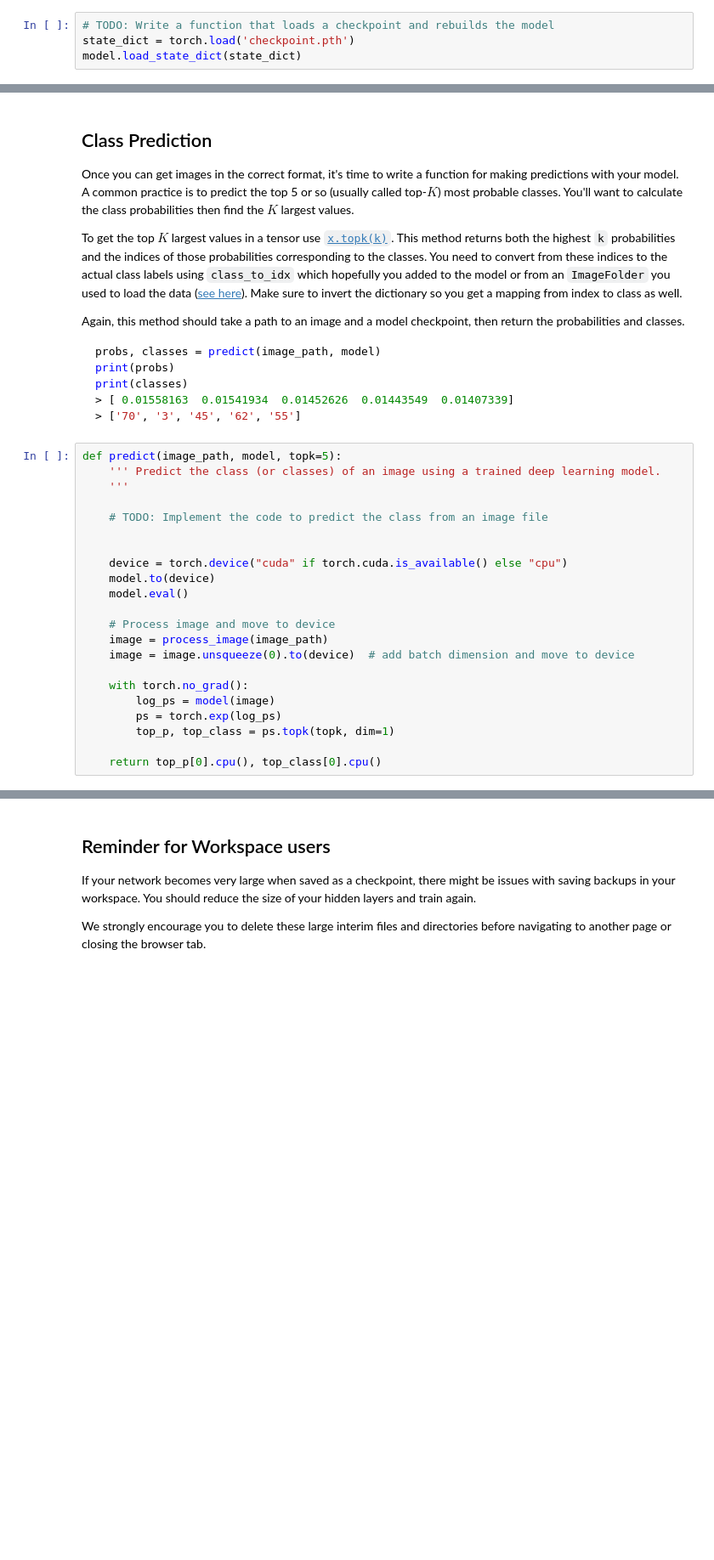
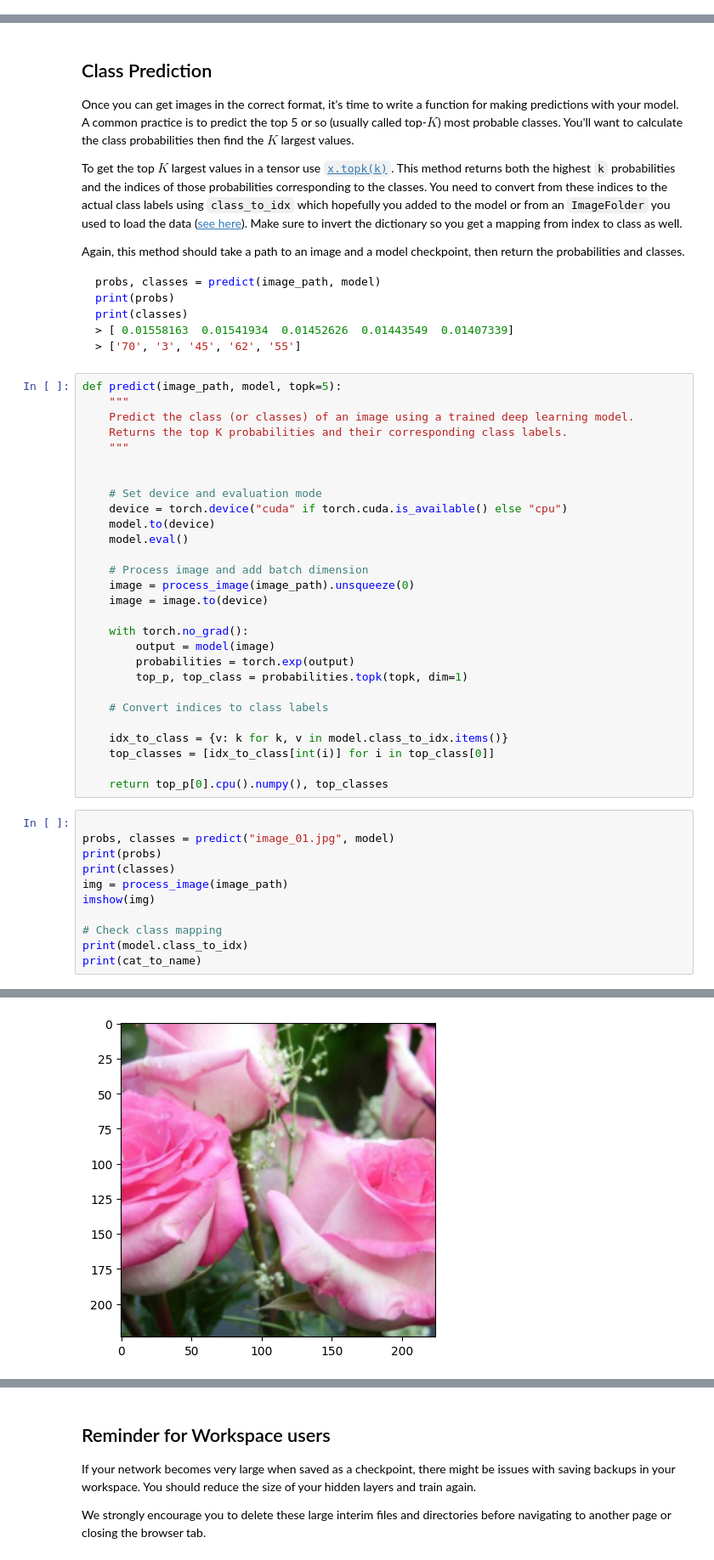
Before and after one commit to Jupitercherry/Image_classifier-, a Jupyter notebook: Image Classifier Project.ipynb, the cells around one changed output, grey strips where cells are left out. Shown at 85% size. Drawn from its saved outputs; the diff is of its cells as text; blank space fills up the shorter version.

````diff
--- a/Image Classifier Project.ipynb
+++ b/Image Classifier Project.ipynb
@@ -257,10 +319,6 @@ torch.save(model.state_dict(), 'checkpoint.pth')
 ## Loading the checkpoint
 
 At this point it's good to write a function that can load a checkpoint and rebuild the model. That way you can come back to this project and keep working on it without having to retrain the network.
-# %%
-# TODO: Write a function that loads a checkpoint and rebuilds the model
-state_dict = torch.load('checkpoint.pth')
-model.load_state_dict(state_dict)
 # %% [markdown]
 # Inference for classification
 
@@ -349,23 +403,41 @@ print(classes)
 ```
 # %%
 def predict(image_path, model, topk=5):
-    ''' Predict the class (or classes) of an image using a trained deep learning model.
-    '''
-
-    # TODO: Implement the code to predict the class from an image file
+    """
+    Predict the class (or classes) of an image using a trained deep learning model.
+    Returns the top K probabilities and their corresponding class labels.
+    """
 
 
+    # Set device and evaluation mode
     device = torch.device("cuda" if torch.cuda.is_available() else "cpu")
     model.to(device)
     model.eval()
 
-    # Process image and move to device
-    image = process_image(image_path)
-    image = image.unsqueeze(0).to(device)  # add batch dimension and move to device
+    # Process image and add batch dimension
+    image = process_image(image_path).unsqueeze(0)
+    image = image.to(device)
 
     with torch.no_grad():
-        log_ps = model(image)
-        ps = torch.exp(log_ps)
-        top_p, top_class = ps.topk(topk, dim=1)
+        output = model(image)
+        probabilities = torch.exp(output)
+        top_p, top_class = probabilities.topk(topk, dim=1)
 
-    return top_p[0].cpu(), top_class[0].cpu()
+    # Convert indices to class labels
+
+    idx_to_class = {v: k for k, v in model.class_to_idx.items()}
+    top_classes = [idx_to_class[int(i)] for i in top_class[0]]
+
+    return top_p[0].cpu().numpy(), top_classes
+# %%
+
+probs, classes = predict("image_01.jpg", model)
+print(probs)
+print(classes)
+img = process_image(image_path)
+imshow(img)
+
+# Check class mapping
+print(model.class_to_idx)
+print(cat_to_name)
+# %% [output]
@@ -372,3 +448,4 @@ def predict(image_path, model, topk=5):
+[figure, added]
 # %% [markdown]
 ## Sanity Checking
 
````
Also changed, not shown: parts of 14 cells of this notebook, 6 other files.
